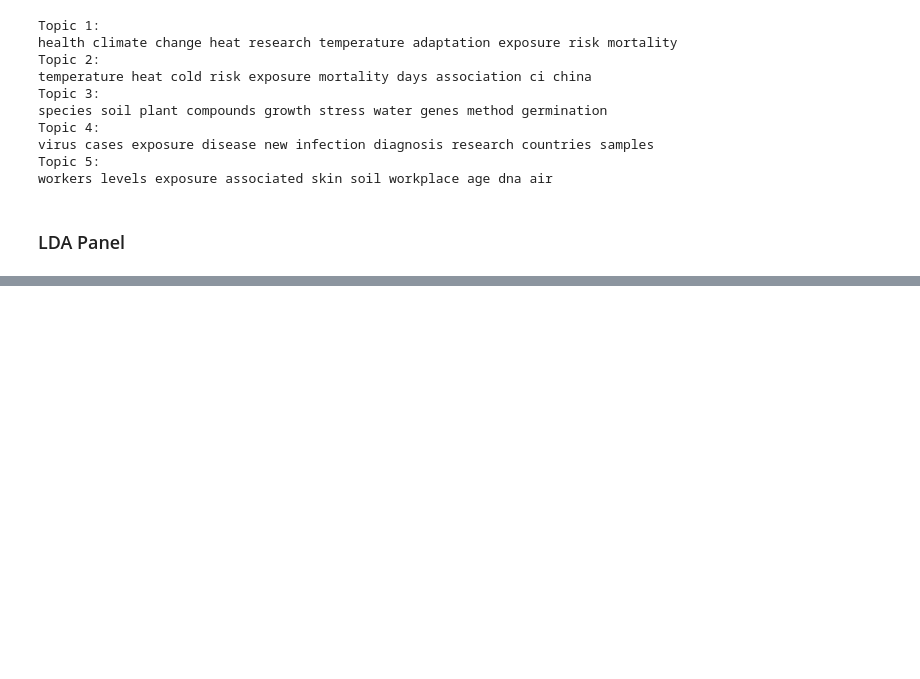
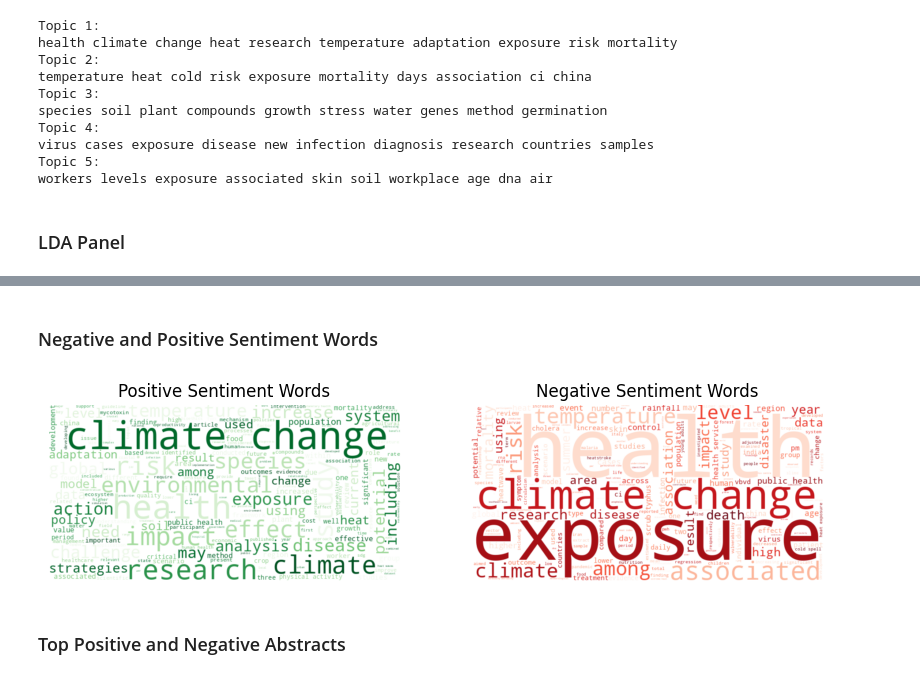
Before and after one commit to cfitzpatrick89/ADS509-Final, a Jupyter notebook: ADS509_Final.ipynb, the cells around one changed output, grey strips where cells are left out. Saved outputs shown, nothing was run; the diff lists cells and outputs as text; code cells hidden in the pictures; blank space fills up the shorter version.

```diff
--- a/ADS509_Final.ipynb
+++ b/ADS509_Final.ipynb
@@ -507,0 +795,31 @@ pyLDAvis.display(lda_panel)
+# %% [markdown]
+### Negative and Positive Sentiment Words
+# %%
+from wordcloud import WordCloud
+
+def generate_word_clouds(df):
+    positive_texts = ' '.join(df[df['compound'] > 0]['processed_abstract_str'])
+    negative_texts = ' '.join(df[df['compound'] < 0]['processed_abstract_str'])
+
+    wordcloud_positive = WordCloud(width=800, height=400, background_color='white', colormap='Greens').generate(positive_texts)
+    wordcloud_negative = WordCloud(width=800, height=400, background_color='white', colormap='Reds').generate(negative_texts)
+
+    plt.figure(figsize=(10, 5))
+    plt.subplot(1, 2, 1)
+    plt.imshow(wordcloud_positive, interpolation='bilinear')
+    plt.axis('off')
+    plt.title('Positive Sentiment Words')
+
+    plt.subplot(1, 2, 2)
+    plt.imshow(wordcloud_negative, interpolation='bilinear')
+    plt.axis('off')
+    plt.title('Negative Sentiment Words')
+
+    plt.show()
+
+# Example usage
+generate_word_clouds(df_combined)
+# %% [output]
+[figure, added]
+# %% [markdown]
+### Top Positive and Negative Abstracts
```
Also changed, not shown: parts of 10 cells of this notebook.
